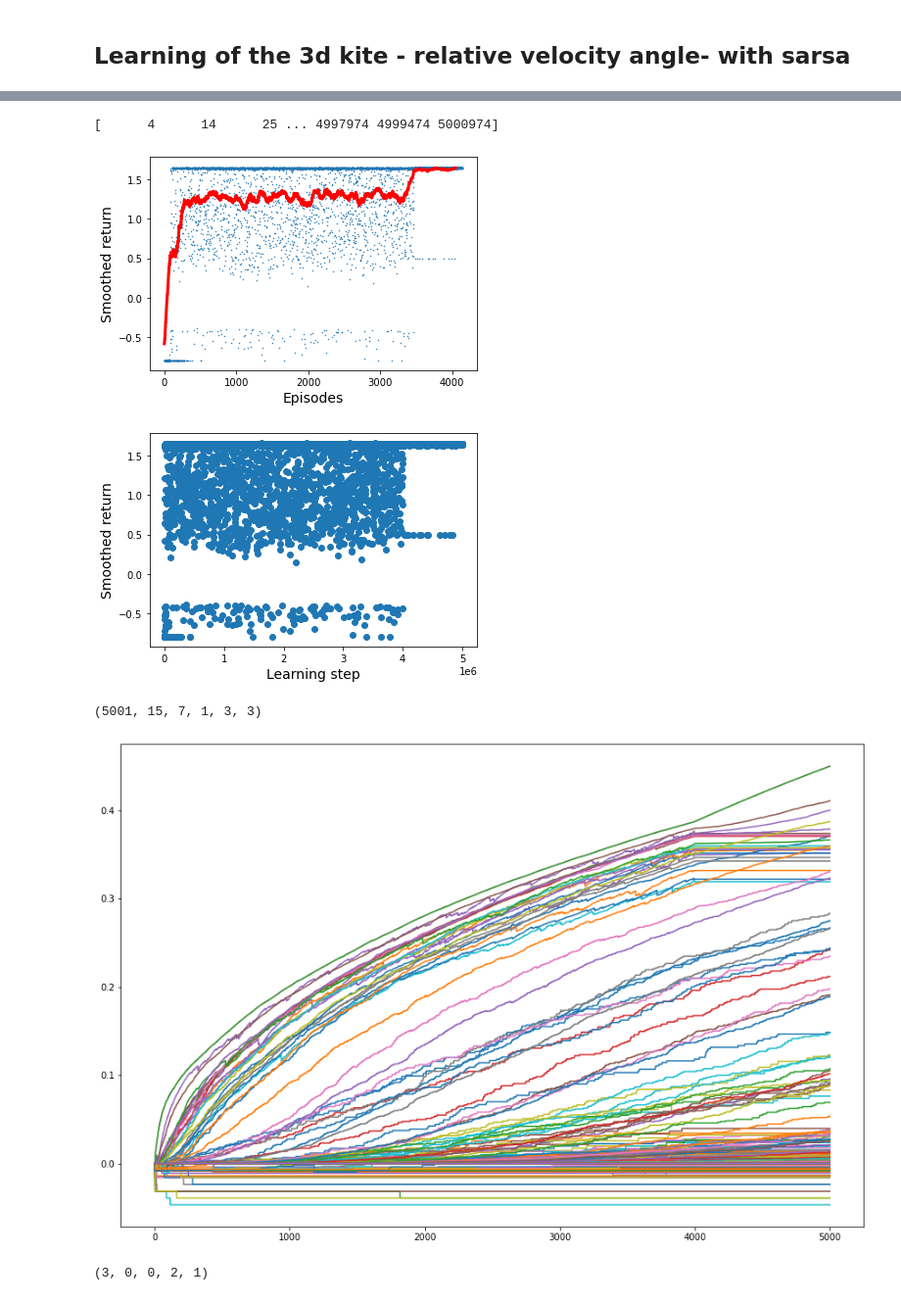
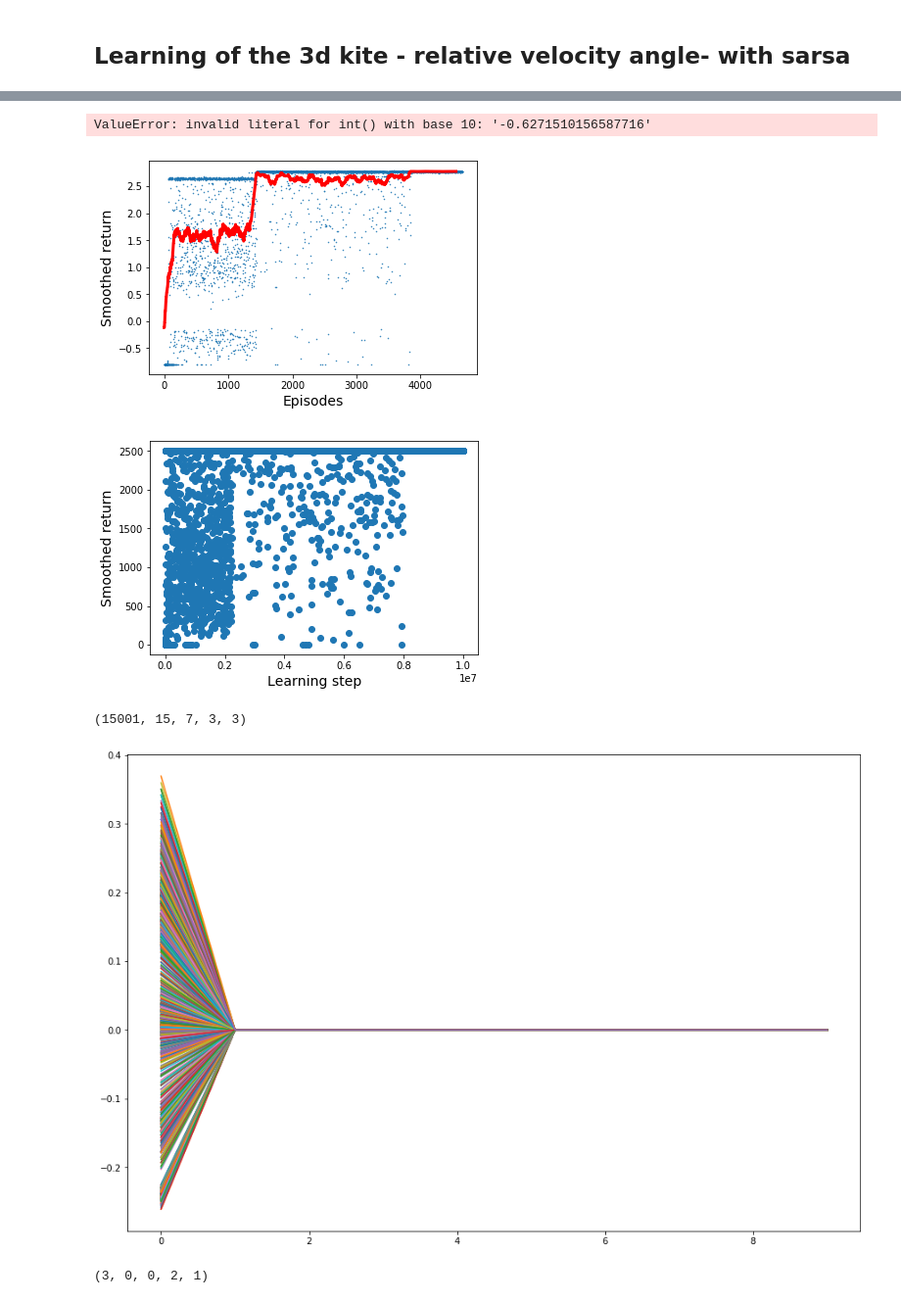
Before and after one commit to lorenzobasile/KiteRL, a Jupyter notebook: analyze_training.ipynb, the cells around one changed output, grey strips where cells are left out. Shown at 98% size. Drawn from its saved outputs; the diff is of its cells as text; code cells hidden in the pictures.

```diff
--- a/analyze_training.ipynb
+++ b/analyze_training.ipynb
@@ -4,8 +4,8 @@ import matplotlib as mpl
 import matplotlib.pyplot as plt
 import utils as ut
 
-system_name = 'sarsa_const'
-run_name = 'old_simu_4'
+system_name = 'dql_const'
+run_name = 'state_of_the_art'
 data_dir = './data/' + system_name + '/' + run_name + '/'
 #plot_dir = '../plots/'+system_name+'/'+run_name+'/'
 # %% [markdown]
@@ -42,7 +39,7 @@ d_traj, r_traj = ut.read_traj(data_dir+'/return.txt')
 l_steps = np.cumsum(d_traj)
 print(l_steps)
 # %% [output]
-[      4      14      25 ... 4997974 4999474 5000974]
+ValueError: invalid literal for int() with base 10: '-0.6271510156587716'
 # %%
 plt.xlabel('Episodes', fontsize=14)
 plt.ylabel('Smoothed return', fontsize=14)
@@ -55,7 +52,7 @@ plt.plot(smooth, color='red', lw=3)
 plt.savefig(data_dir+'return.png', dpi=200)
 plt.show()
 # %% [output]
-[figure, old version]
+[figure, new version]
 # %%
 plt.xlabel('Learning step', fontsize=14)
 plt.ylabel('Smoothed return', fontsize=14)
@@ -67,22 +64,23 @@ plt.plot(l_steps, r_traj, 'o')
 
 plt.show()
 # %% [output]
-[figure, old version]
+[figure, new version]
 # %%
 Q_traj = np.load(data_dir+"quality_traj.npy")
 print(Q_traj.shape)
 
 Q_traj = Q_traj.reshape(Q_traj.shape[0], -1)
 #print(Q_traj.shape)
 
 plt.figure(figsize = (15,10))
 for i in range(Q_traj.shape[1]):
-    plt.plot(Q_traj[:,i])
+    plt.plot(Q_traj[:10,i])
 
+plt.savefig(data_dir+"quality_traj.png")
 plt.show()
 # %% [output]
-(5001, 15, 7, 1, 3, 3)
+(15001, 15, 7, 3, 3)
-[figure, old version]
+[figure, new version]
 # %%
 Q = np.load(data_dir+"best_quality.npy")
 ind = np.argmax(Q_traj[4800])
```
Also changed, not shown: parts of 4 cells of this notebook, 4 other files.
